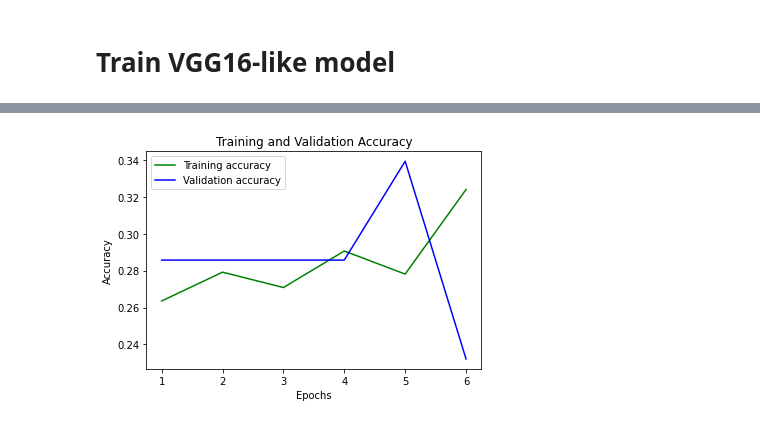
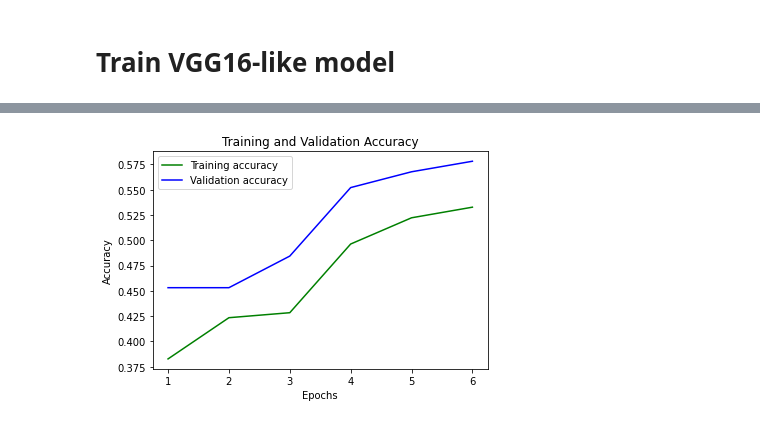
Before and after one commit to JustusRen/Generative-Adversarial-Training, a Jupyter notebook: train_classification_model.ipynb, the cells around one changed output, grey strips where cells are left out. Cells and saved outputs as stored; diff of their text form; code cells hidden in the pictures.

```diff
--- a/train_classification_model.ipynb
+++ b/train_classification_model.ipynb
@@ -62,7 +62,7 @@ def create_plot(model, model_name):
 # %% [markdown]
 # Load the data
 # %%
-path = Path("test_data_smaller")
+path = Path("test_data")
 df = pd.read_csv(path/'artists.csv')
 # %% [markdown]
 # Check the distribution of the data
@@ -357,4 +361,4 @@ model_vgg16.save(Path('model_vgg16_test_smaller.h5'))
 # %%
-create_plot(model_vgg16, 'model_vgg16_test_smaller')
+create_plot(model_vgg16, 'model_vgg16_test')
 # %% [output]
-[figure, old version]
+[figure, new version]
```
Also changed, not shown: parts of 8 cells of this notebook, 1 other file.
